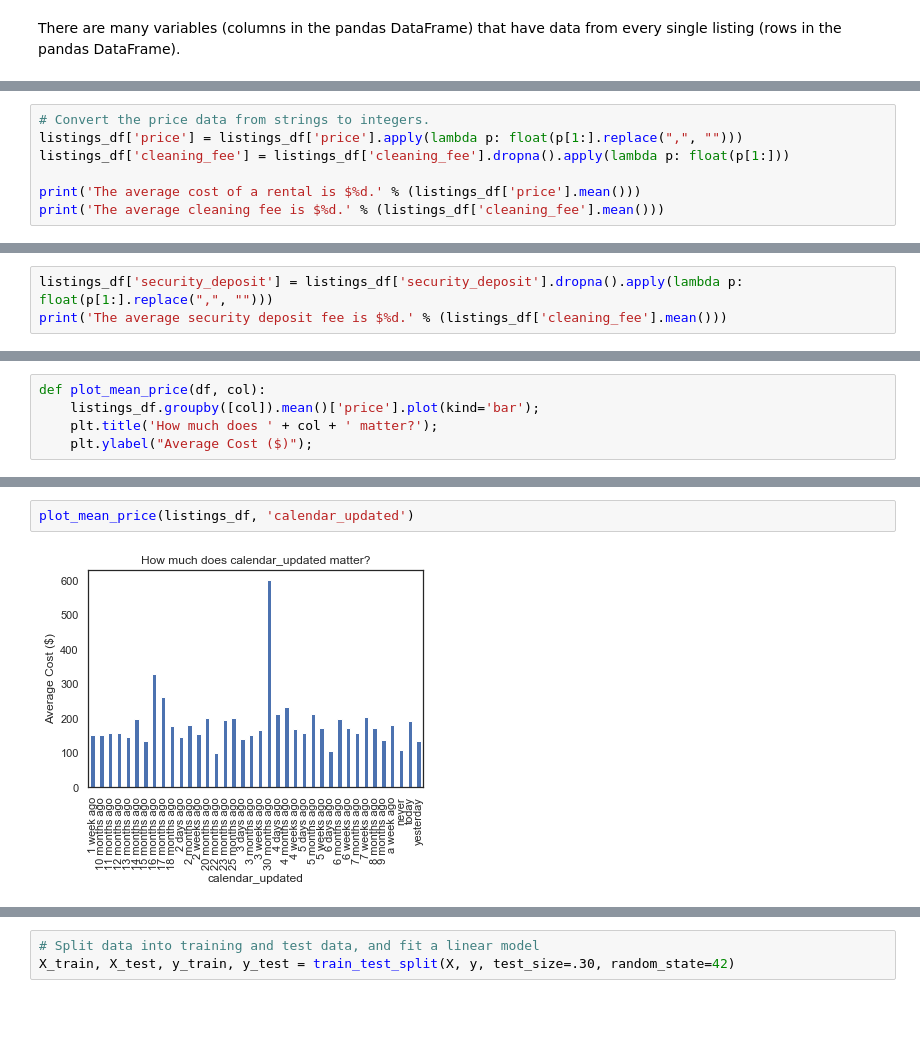
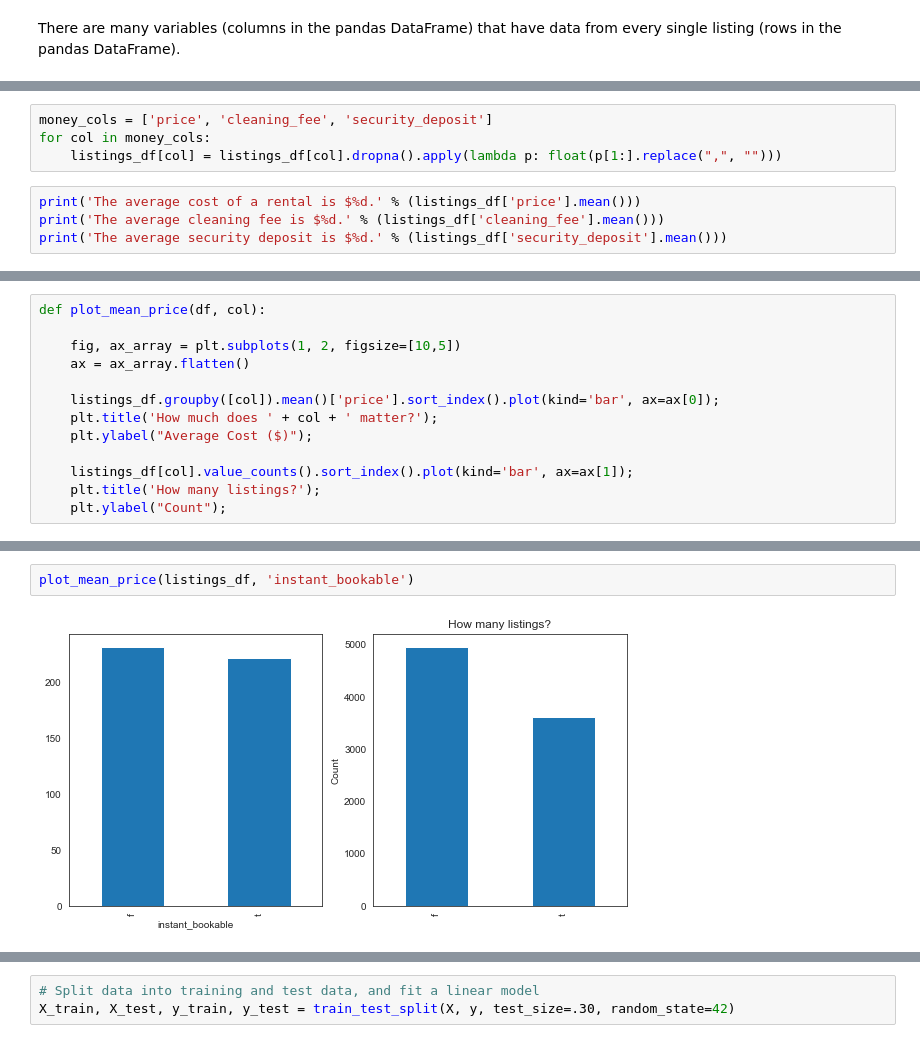
Before and after one commit to ablaikie103/airbnb-analysis, a Jupyter notebook: PriceFactors.ipynb, the cells around one changed output, grey strips where cells are left out. Drawn from its saved outputs; the diff is of its cells as text; blank space fills up the shorter version.

```diff
--- a/PriceFactors.ipynb
+++ b/PriceFactors.ipynb
@@ -100,8 +88,9 @@ $35.00
+# %%
+money_cols = ['price', 'cleaning_fee', 'security_deposit']
+for col in money_cols:
+    listings_df[col] = listings_df[col].dropna().apply(lambda p: float(p[1:].replace(",", "")))
 # %%
-# Convert the price data from strings to integers.
-listings_df['price'] = listings_df['price'].apply(lambda p: float(p[1:].replace(",", "")))
-listings_df['cleaning_fee'] = listings_df['cleaning_fee'].dropna().apply(lambda p: float(p[1:]))
-
 print('The average cost of a rental is $%d.' % (listings_df['price'].mean()))
 print('The average cleaning fee is $%d.' % (listings_df['cleaning_fee'].mean()))
+print('The average security deposit is $%d.' % (listings_df['security_deposit'].mean()))
 # %% [output]
@@ -110,3 +99,0 @@ The average cleaning fee is $68.
-# %%
-listings_df['security_deposit'] = listings_df['security_deposit'].dropna().apply(lambda p: float(p[1:].replace(",", "")))
-print('The average security deposit fee is $%d.' % (listings_df['cleaning_fee'].mean()))
@@ -118,5 +102,13 @@ How much does being able to rent the entire place increase the price?
 # %%
 def plot_mean_price(df, col):
-    listings_df.groupby([col]).mean()['price'].plot(kind='bar');
+
+    fig, ax_array = plt.subplots(1, 2, figsize=[10,5])
+    ax = ax_array.flatten()
+
+    listings_df.groupby([col]).mean()['price'].sort_index().plot(kind='bar', ax=ax[0]);
     plt.title('How much does ' + col + ' matter?');
     plt.ylabel("Average Cost ($)");
+
+    listings_df[col].value_counts().sort_index().plot(kind='bar', ax=ax[1]);
+    plt.title('How many listings?');
+    plt.ylabel("Count");
@@ -135,7 +131,7 @@ plot_mean_price(listings_df, 'host_is_superhost')
 # %%
-plot_mean_price(listings_df, 'calendar_updated')
+plot_mean_price(listings_df, 'instant_bookable')
 # %% [output]
-[figure, old version]
+[figure, new version]
 # %%
 plot_mean_price(listings_df, 'bathrooms')
 # %% [output]
```
Also changed, not shown: parts of 116 cells of this notebook.
